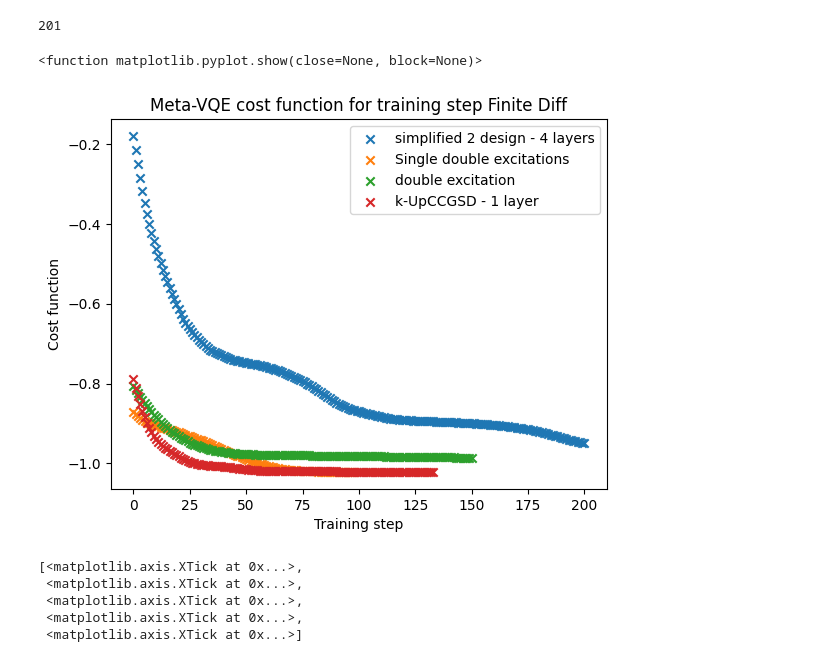
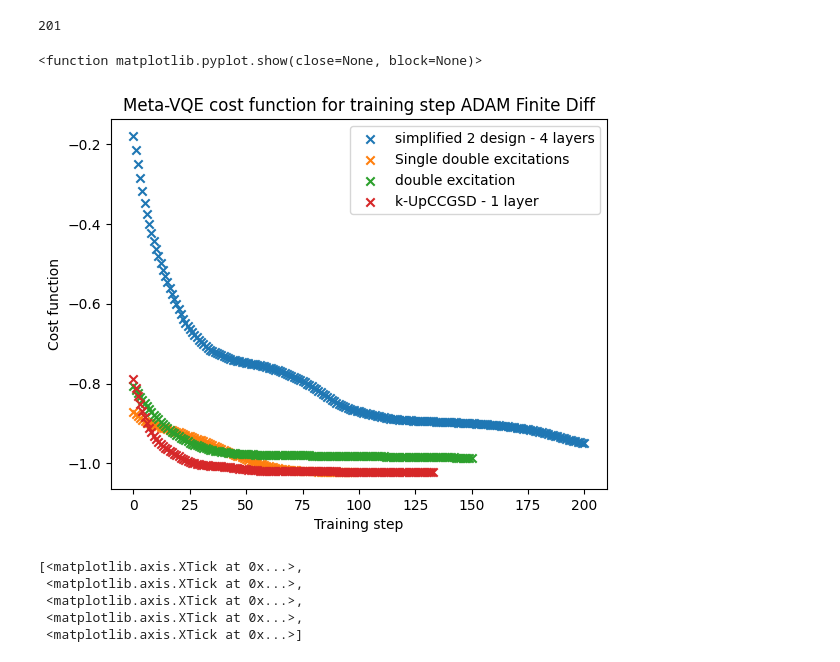
Before and after one commit to sergioandrescs/meta-VQE-pennylane, a Jupyter notebook: catalyst/plot_analytic.ipynb, the cells around one changed output. Drawn from its saved outputs; the diff is of its cells as text; code cells hidden in the pictures.

```diff
--- a/catalyst/plot_analytic.ipynb
+++ b/catalyst/plot_analytic.ipynb
@@ -73,20 +73,20 @@ len(simplified_data_fd["adam"]["meta"]["energies"][-1])
 # %%
 # Plot for meta energies
 
 
 plt.scatter([i for i in range(len(simplified_data_fd["adam"]["meta"]["energies"][-1]))],simplified_data_fd["adam"]["meta"]["energies"][-1], label="simplified 2 design - 4 layers", marker='x')
 plt.scatter([i for i in range(len(single_double_data_fd["adam"]["meta"]["energies"][-1]))],single_double_data_fd["adam"]["meta"]["energies"][-1], label="Single double excitations", marker='x')
 plt.scatter([i for i in range(len(double_data_fd["adam"]["meta"]["energies"][-1]))],double_data_fd["adam"]["meta"]["energies"][-1], label="double excitation", marker='x')
 plt.scatter([i for i in range(len(kupccgsd_data_fd["adam"]["meta"]["energies"][-1]))],kupccgsd_data_fd["adam"]["meta"]["energies"][-1], label="k-UpCCGSD - 1 layer", marker='x')
 
 plt.legend()
-plt.title('Meta-VQE cost function for training step Finite Diff')
+plt.title('Meta-VQE cost function for training step ADAM Finite Diff')
 plt.ylabel('Cost function')
 plt.xlabel('Training step')
 plt.show
 # %% [output]
 <function matplotlib.pyplot.show(close=None, block=None)>
-[figure, old version]
+[figure, new version]
 # %%
 # Plot for errors
 fig, ax = plt.subplots()
```
Also changed, not shown: parts of 5 cells of this notebook, 18 other files.
